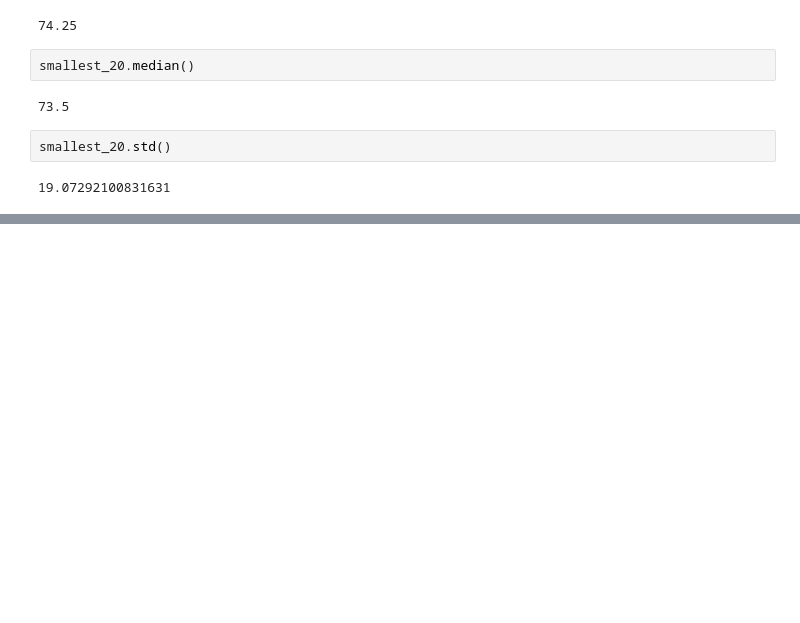
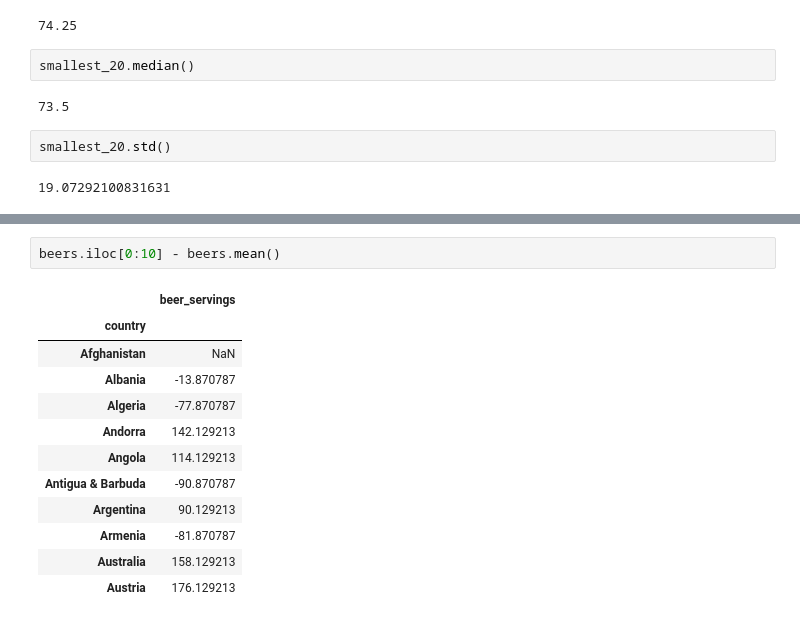
Before and after one commit to kennethtanmh/Advance-Python-Data-Analysis, a Jupyter notebook: Series Part 2/exercises.ipynb, the cells around one changed output, grey strips where cells are left out. Drawn from its saved outputs; the diff is of its cells as text; blank space fills up the shorter version.

```diff
--- a/Series Part 2/exercises.ipynb
+++ b/Series Part 2/exercises.ipynb
@@ -189,0 +267,15 @@ smallest_20.std()
+# %%
+beers.iloc[0:10] - beers.mean()
+# %% [output]
+|  | beer_servings |
+| country |  |
+| Afghanistan | NaN |
+| Albania | -13.870787 |
+| Algeria | -77.870787 |
+| Andorra | 142.129213 |
+| Angola | 114.129213 |
+| Antigua & Barbuda | -90.870787 |
+| Argentina | 90.129213 |
+| Armenia | -81.870787 |
+| Australia | 158.129213 |
+| Austria | 176.129213 |
```
Also changed, not shown: parts of 13 cells of this notebook, 4 other files.
